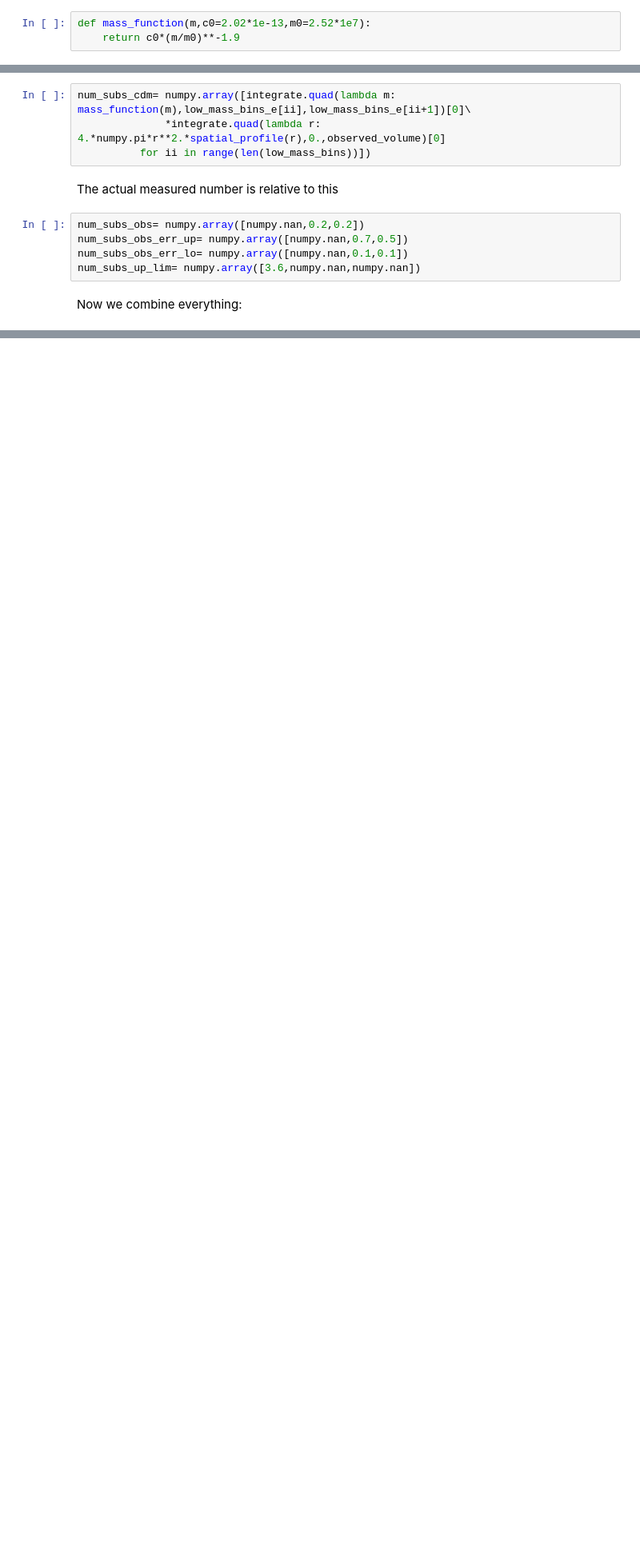
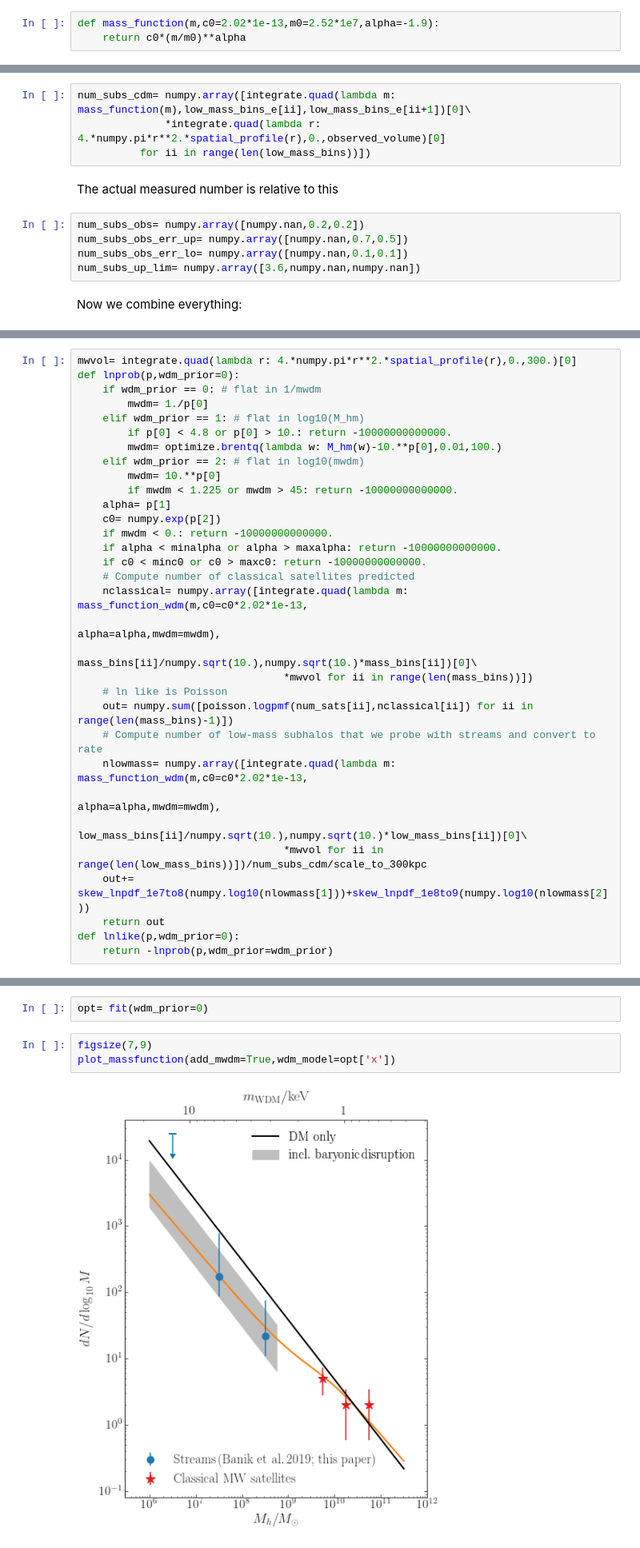
Before and after one commit to nbanik/Analyze_GD-1, a Jupyter notebook: MilkyWay-Subhalo-Mass-Function.ipynb, the cells around one changed output, grey strips where cells are left out. Shown at 80% size. Drawn from its saved outputs; the diff is of its cells as text; blank space fills up the shorter version.

Commit message:
Add MCMC WDM analysis of subhalo mass function

```diff
--- a/MilkyWay-Subhalo-Mass-Function.ipynb
+++ b/MilkyWay-Subhalo-Mass-Function.ipynb
@@ -62,8 +62,8 @@ Then we add our dark subhalo measurements. Here I will just assume that what we
 
 The following are a bunch of functions to compute our fiducial rate:
 # %%
-def mass_function(m,c0=2.02*1e-13,m0=2.52*1e7):
-    return c0*(m/m0)**-1.9
+def mass_function(m,c0=2.02*1e-13,m0=2.52*1e7,alpha=-1.9):
+    return c0*(m/m0)**alpha
 # %%
 low_mass_bins_e= [10.**6.,10.**7.,10.**8.,10.**9.]
 low_mass_bins= 10.**((numpy.roll(numpy.log10(low_mass_bins_e),1)+numpy.log10(low_mass_bins_e))[1:]/2.)
@@ -188,0 +241,32 @@ plot_massfunction(add_mwdm=True,add_wdmmodels=True)#,savefilename='subhalo_massf
+# %%
+mwvol= integrate.quad(lambda r: 4.*numpy.pi*r**2.*spatial_profile(r),0.,300.)[0]
+def lnprob(p,wdm_prior=0):
+    if wdm_prior == 0: # flat in 1/mwdm
+        mwdm= 1./p[0]
+    elif wdm_prior == 1: # flat in log10(M_hm)
+        if p[0] < 4.8 or p[0] > 10.: return -10000000000000.
+        mwdm= optimize.brentq(lambda w: M_hm(w)-10.**p[0],0.01,100.)
+    elif wdm_prior == 2: # flat in log10(mwdm)
+        mwdm= 10.**p[0]
+        if mwdm < 1.225 or mwdm > 45: return -10000000000000.
+    alpha= p[1]
+    c0= numpy.exp(p[2])
+    if mwdm < 0.: return -10000000000000.
+    if alpha < minalpha or alpha > maxalpha: return -10000000000000.
+    if c0 < minc0 or c0 > maxc0: return -10000000000000.
+    # Compute number of classical satellites predicted
+    nclassical= numpy.array([integrate.quad(lambda m: mass_function_wdm(m,c0=c0*2.02*1e-13,
+                                                                        alpha=alpha,mwdm=mwdm),
+                                            mass_bins[ii]/numpy.sqrt(10.),numpy.sqrt(10.)*mass_bins[ii])[0]\
+                                 *mwvol for ii in range(len(mass_bins))])
+    # ln like is Poisson
+    out= numpy.sum([poisson.logpmf(num_sats[ii],nclassical[ii]) for ii in range(len(mass_bins)-1)])
+    # Compute number of low-mass subhalos that we probe with streams and convert to rate
+    nlowmass= numpy.array([integrate.quad(lambda m: mass_function_wdm(m,c0=c0*2.02*1e-13,
+                                                                        alpha=alpha,mwdm=mwdm),
+                                            low_mass_bins[ii]/numpy.sqrt(10.),numpy.sqrt(10.)*low_mass_bins[ii])[0]\
+                                 *mwvol for ii in range(len(low_mass_bins))])/num_subs_cdm/scale_to_300kpc
+    out+= skew_lnpdf_1e7to8(numpy.log10(nlowmass[1]))+skew_lnpdf_1e8to9(numpy.log10(nlowmass[2]))
+    return out
+def lnlike(p,wdm_prior=0):
+    return -lnprob(p,wdm_prior=wdm_prior)
@@ -188,0 +336,7 @@ plot_massfunction(add_mwdm=True,add_wdmmodels=True)#,savefilename='subhalo_massf
+# %%
+opt= fit(wdm_prior=0)
+# %%
+figsize(7,9)
+plot_massfunction(add_mwdm=True,wdm_model=opt['x'])
+# %% [output]
+[figure, added]
```
Also changed, not shown: parts of 38 cells of this notebook.
